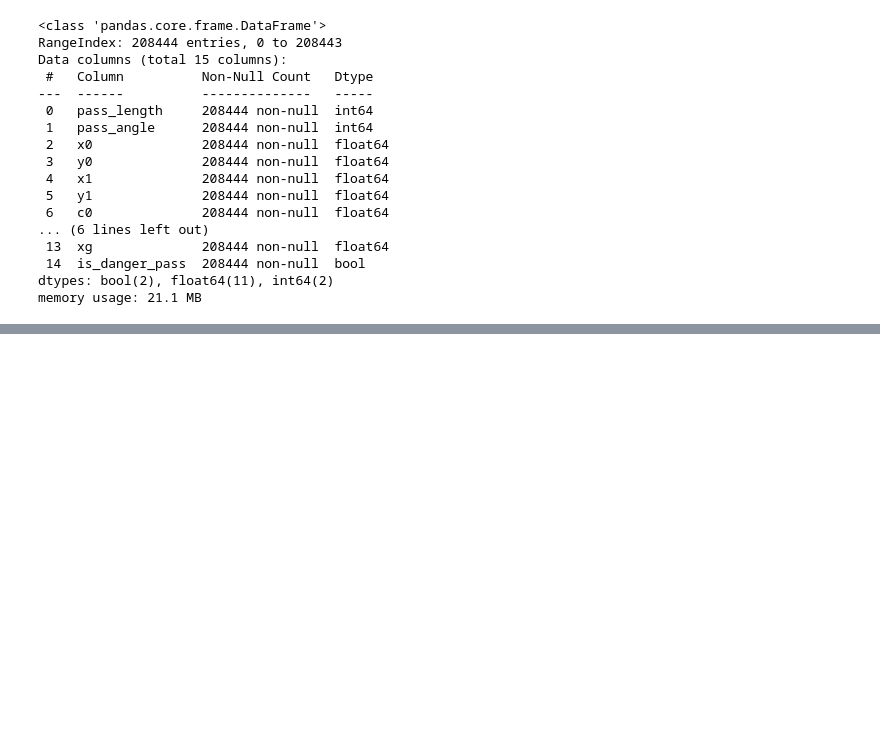
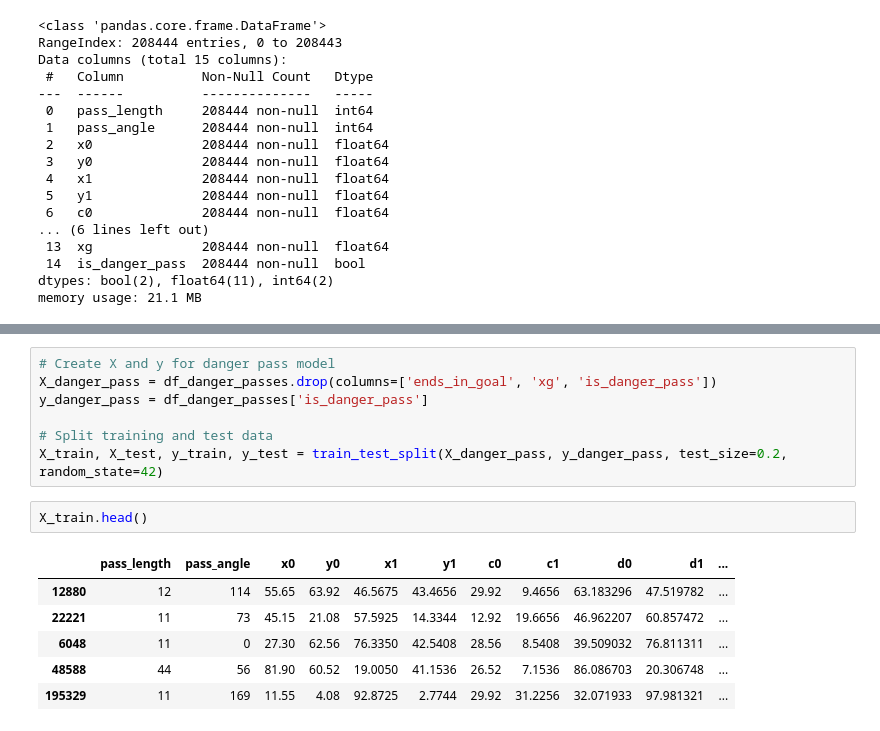
Before and after one commit to MarijnSt/soccermatics-project-2, a Jupyter notebook: notebooks/expected_danger.ipynb, the cells around one changed output, grey strips where cells are left out. Drawn from its saved outputs; the diff is of its cells as text; blank space fills up the shorter version.

```diff
--- a/notebooks/expected_danger.ipynb
+++ b/notebooks/expected_danger.ipynb
@@ -474,0 +488,16 @@ memory usage: 21.1 MB
+# %%
+# Create X and y for danger pass model
+X_danger_pass = df_danger_passes.drop(columns=['ends_in_goal', 'xg', 'is_danger_pass'])
+y_danger_pass = df_danger_passes['is_danger_pass']
+
+# Split training and test data
+X_train, X_test, y_train, y_test = train_test_split(X_danger_pass, y_danger_pass, test_size=0.2, random_state=42)
+# %%
+X_train.head()
+# %% [output]
+|  | pass_length | pass_angle | x0 | y0 | x1 | y1 | c0 | c1 | d0 | d1 | ... |
+| 12880 | 12 | 114 | 55.65 | 63.92 | 46.5675 | 43.4656 | 29.92 | 9.4656 | 63.183296 | 47.519782 | ... |
+| 22221 | 11 | 73 | 45.15 | 21.08 | 57.5925 | 14.3344 | 12.92 | 19.6656 | 46.962207 | 60.857472 | ... |
+| 6048 | 11 | 0 | 27.30 | 62.56 | 76.3350 | 42.5408 | 28.56 | 8.5408 | 39.509032 | 76.811311 | ... |
+| 48588 | 44 | 56 | 81.90 | 60.52 | 19.0050 | 41.1536 | 26.52 | 7.1536 | 86.086703 | 20.306748 | ... |
+| 195329 | 11 | 169 | 11.55 | 4.08 | 92.8725 | 2.7744 | 29.92 | 31.2256 | 32.071933 | 97.981321 | ... |
```
Also changed, not shown: parts of 4 cells of this notebook.
